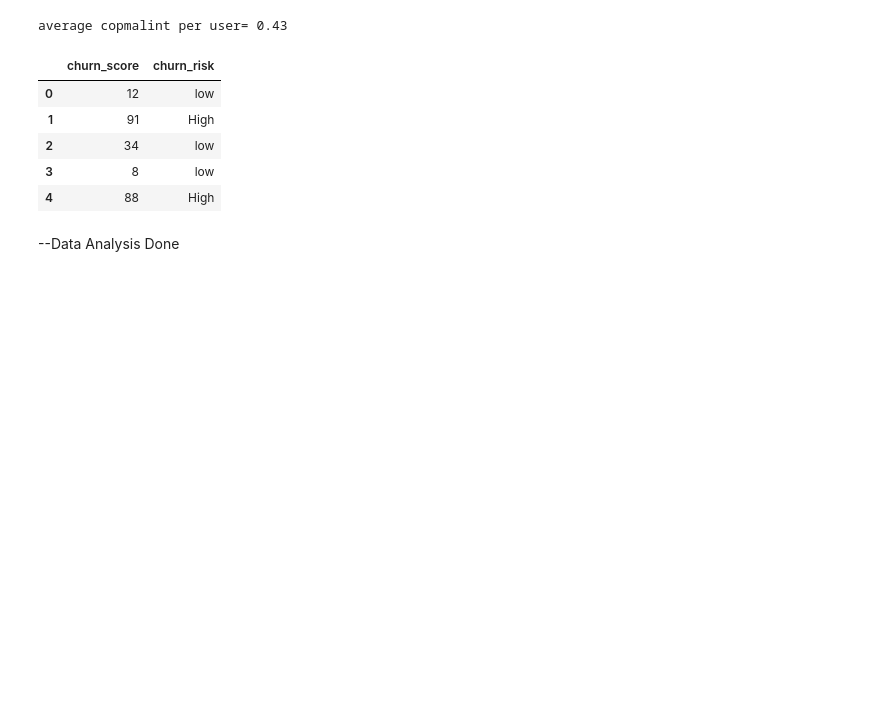
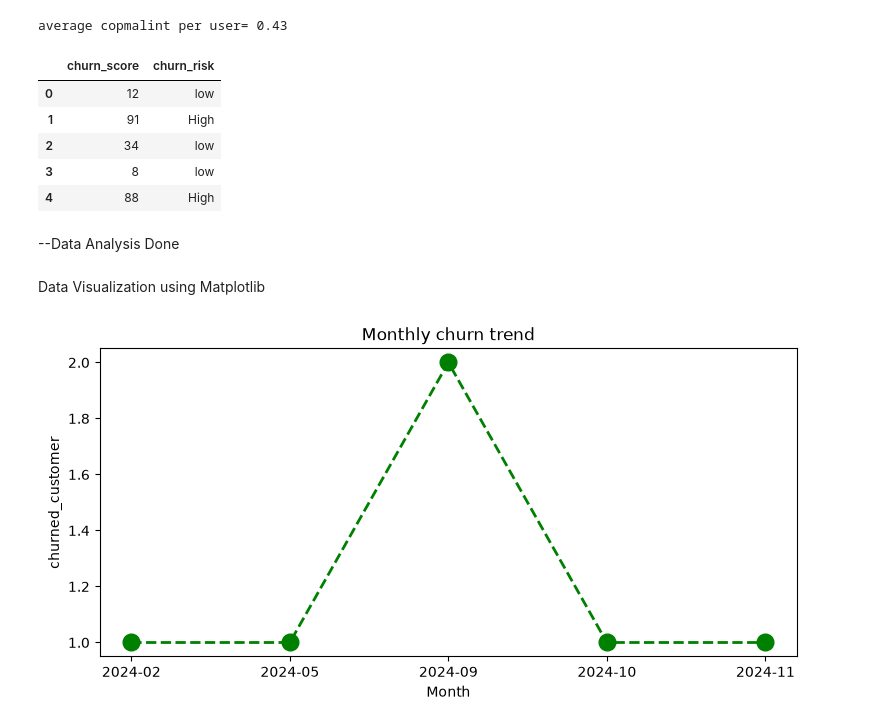
Before and after one commit to Nigam2004/Churn_Analysis, a Jupyter notebook: Churn_analysis.ipynb, the cells around one changed output. Drawn from its saved outputs; the diff is of its cells as text; code cells hidden in the pictures; blank space fills up the shorter version.

Commit message:
data_visual_mtplt_done

```diff
--- a/Churn_analysis.ipynb
+++ b/Churn_analysis.ipynb
@@ -544,3 +544,20 @@ df[["churn_score",'churn_risk']].head()
 | 4 | 88 | High |
 # %% [markdown]
 --Data Analysis Done
+# %% [markdown]
+Data Visualization using Matplotlib
+# %%
+##Data Visualization
+df_visual=df.copy()
+# %%
+df_visual['cancelation_month']=df_visual['cancellation_date'].dt.to_period('M')
+churn_trend=df_visual[df_visual['churn_flag']==1].groupby('cancelation_month').size()
+churn_trend
+plt.figure(figsize=(9,4))
+plt.plot(churn_trend.index.astype(str),churn_trend.values,color="green",marker='o',linestyle='dashed',linewidth=2,markersize=12)
+plt.xlabel('Month')
+plt.title('Monthly churn trend')
+plt.ylabel('churned_customer')
+plt.show()
+# %% [output]
+[figure, added]
```
Also changed, not shown: parts of 2 cells of this notebook, 1 other file.
